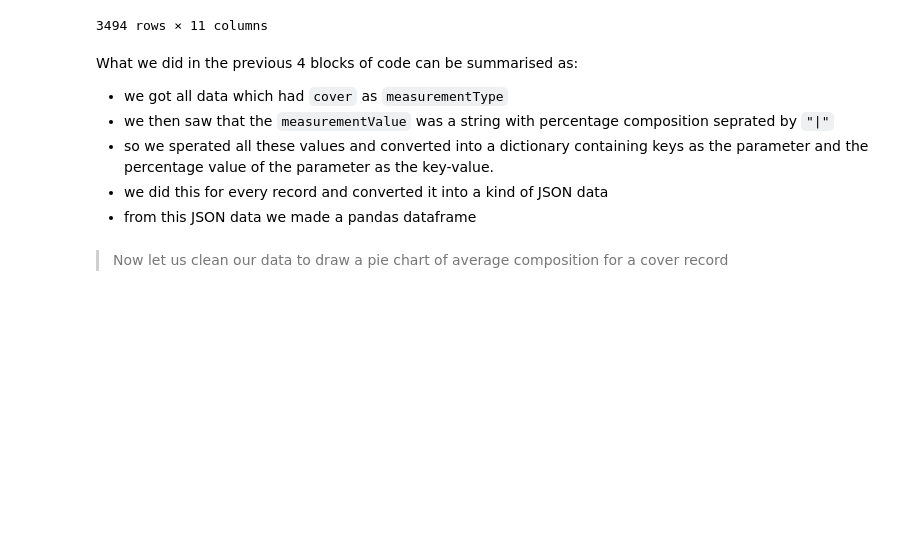
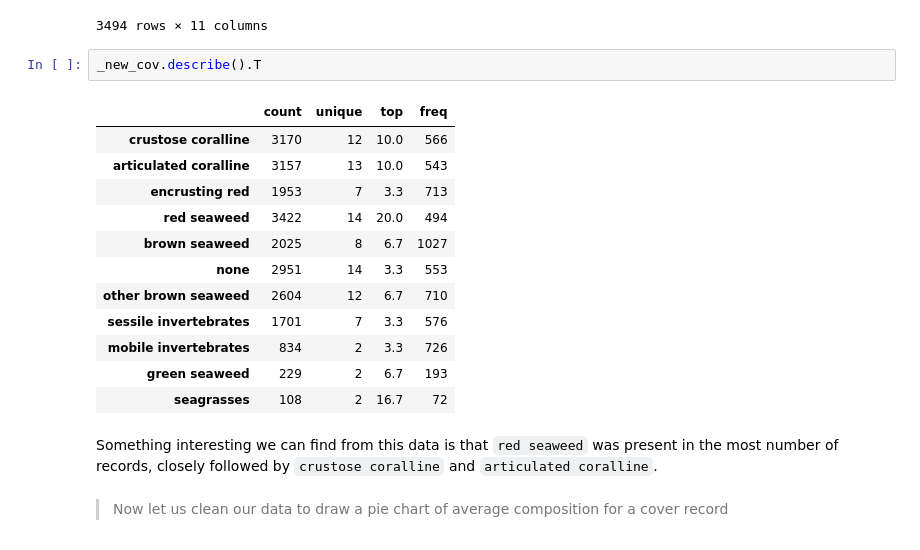
Before and after one commit to iobis/pyobis, a Jupyter notebook: notebooks/MeasurementOrFact_Analysis.ipynb, the cells around one changed output. Saved outputs shown, nothing was run; the diff lists cells and outputs as text; blank space fills up the shorter version.

Commit message:
update. updated data story

```diff
--- a/notebooks/MeasurementOrFact_Analysis.ipynb
+++ b/notebooks/MeasurementOrFact_Analysis.ipynb
@@ -144,13 +156,23 @@ _new_cov
 | 3492 | 33.3 | 10.0 | 26.7 | 20.0 | 6.7 | NaN | ... |
 | 3493 | 33.3 | 10.0 | 26.7 | 20.0 | 6.7 | NaN | ... |
 3494 rows × 11 columns
-# %% [markdown]
-What we did in the previous 4 blocks of code can be summarised as:
-+ we got all data which had `cover` as `measurementType`
-+ we then saw that the `measurementValue` was a string with percentage composition seprated by `"|"`
-+ so we sperated all these values and converted into a dictionary containing keys as the parameter and the percentage value of the parameter as the key-value.
-+ we did this for every record and converted it into a kind of JSON data
-+ from this JSON data we made a pandas dataframe
+# %%
+_new_cov.describe().T
+# %% [output]
+|  | count | unique | top | freq |
+| crustose coralline | 3170 | 12 | 10.0 | 566 |
+| articulated coralline | 3157 | 13 | 10.0 | 543 |
+| encrusting red | 1953 | 7 | 3.3 | 713 |
+| red seaweed | 3422 | 14 | 20.0 | 494 |
+| brown seaweed | 2025 | 8 | 6.7 | 1027 |
+| none | 2951 | 14 | 3.3 | 553 |
+| other brown seaweed | 2604 | 12 | 6.7 | 710 |
+| sessile invertebrates | 1701 | 7 | 3.3 | 576 |
+| mobile invertebrates | 834 | 2 | 3.3 | 726 |
+| green seaweed | 229 | 2 | 6.7 | 193 |
+| seagrasses | 108 | 2 | 16.7 | 72 |
+# %% [markdown]
+Something interesting we can find from this data is that `red seaweed` was present in the most number of records, closely followed by `crustose coralline` and `articulated coralline`.
 # %% [markdown]
 > Now let us clean our data to draw a pie chart of average composition for a cover record
 # %%
```
Also changed, not shown: parts of 5 cells of this notebook.
